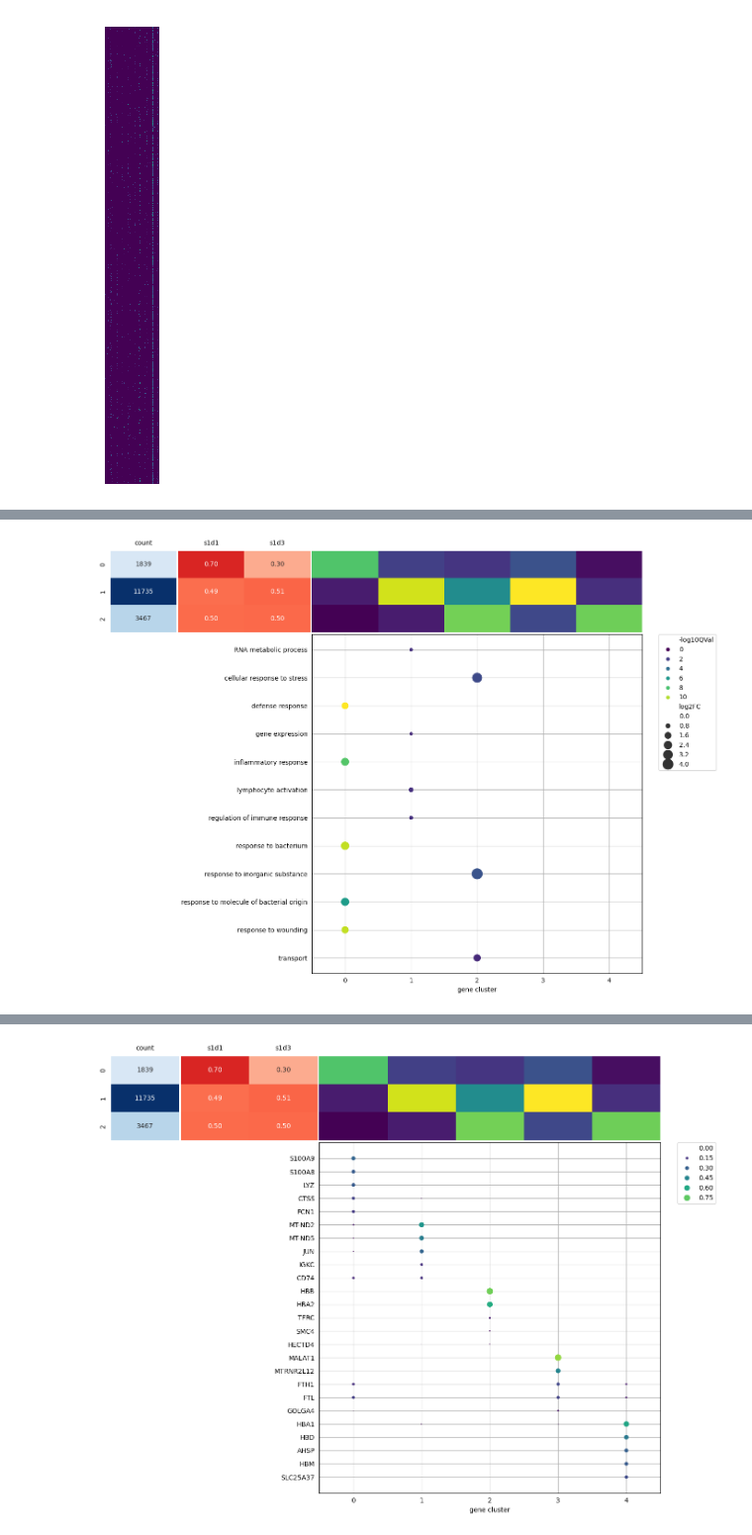
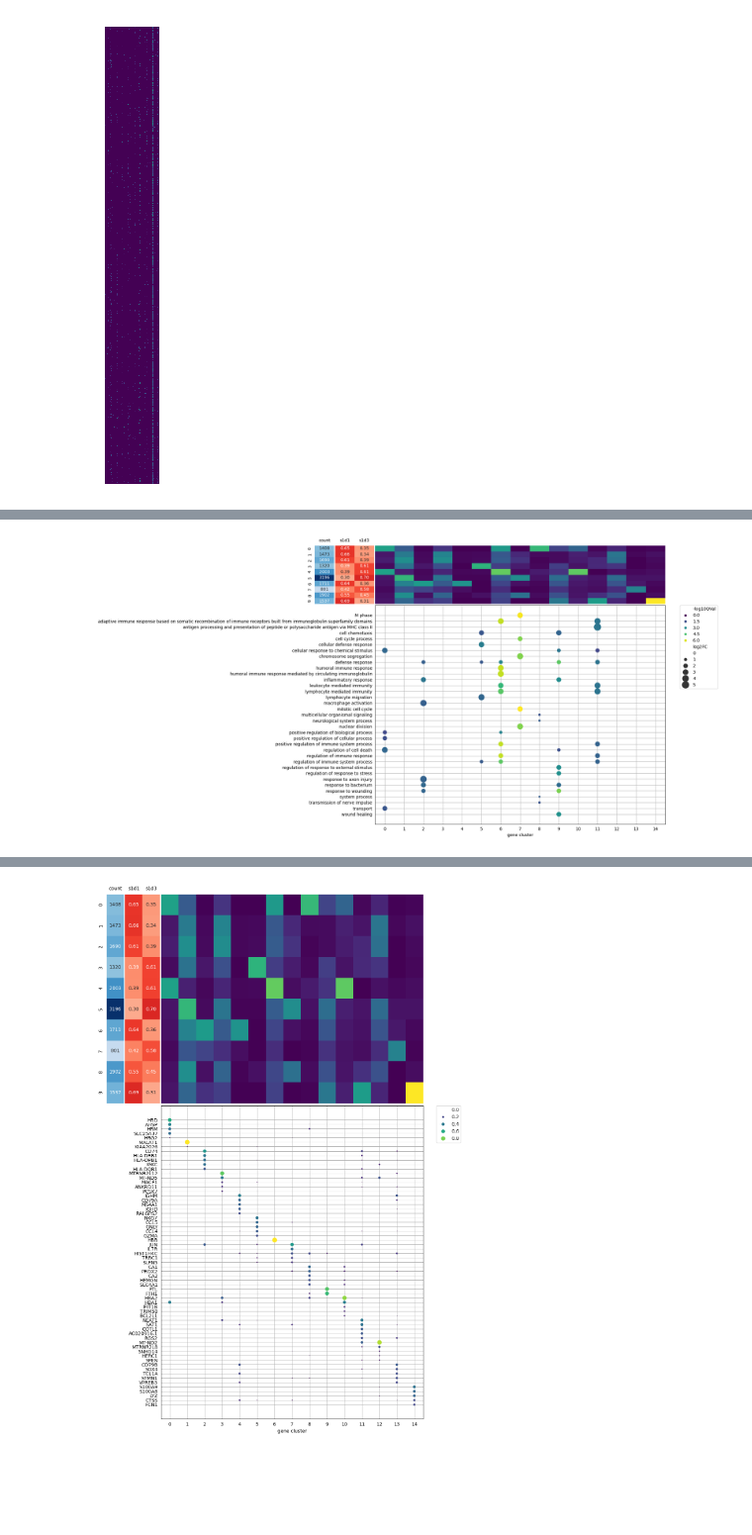
Before and after one commit to Roy-lab/SCOTCH, a Jupyter notebook: Examples/Example.ipynb, the cells around one changed output, grey strips where cells are left out. Shown at 99% size. Cells and saved outputs as stored; diff of their text form; code cells hidden in the pictures; blank space fills up the shorter version.

```diff
--- a/Examples/Example.ipynb
+++ b/Examples/Example.ipynb
@@ -93,5 +96,14 @@ ax.set_axis_off()
 # %%
-scotch = SCOTCH.SCOTCH(k1=3, k2=5, max_l_u=0.15, max_l_v=0.15, term_tol=1e-5, var_lambda=False, device="cpu",
-                       init_style="random", verbose=True)
-scotch.add_data_from_adata(adata_high_var)
-scotch.send_to_gpu()
+l_values = np.arange(0, 0.45, 0.05)
+
+for l_u in l_values:
+        l_v = l_u
+        print(f"Running SCOTCH with max_l_u={l_u:.2f} and max_l_v={l_v:.2f}")
+        scotch = SCOTCH.SCOTCH(k1=10, k2=15, max_l_u=l_u, max_l_v=l_v, term_tol=1e-5, var_lambda=False,
+                               device="cuda:0", init_style="random", verbose=False)
+        scotch.add_data_from_adata(adata_high_var)
+        scotch.send_to_gpu()
+        scotch.fit()
+        scotch.send_to_cpu()
+        scotch.assign_cluster()
+        adata_high_var = scotch.add_scotch_embeddings_to_adata(adata_high_var, f"lU_{l_u:.2f}_lV_{l_v:.2f}") ## adds the data to adata object,
@@ -118,7 +120,3 @@ Iter: 100       Iter Time: 1.701        Total Time: 138.004     Objective: 1.701
-# %%
-scotch.send_to_cpu()
-scotch.assign_cluster()
-adata_high_var = scotch.add_scotch_embeddings_to_adata(adata_high_var, "lU_lV_0.1")
 # %%
 adata_high_var
 # %% [output]
@@ -211,5 +236,5 @@ Gene Cluster 4: Index(['HBA1', 'HBD', 'AHSP', 'HBM', 'SLC25A37'], dtype='object'
 # %%
-scotch.run_enrich_analyzer(adata_high_var, 'lU_lV_0.1_gene_clusters',
+scotch.run_enrich_analyzer(adata_high_var, 'lU_0.10_lV_0.10_gene_clusters',
                            go_regnet_file='test/geneontology_cnames_lev_3_4_regnet.txt')
 # %% [output]
 Read in 3080 terms for  14451 genes
@@ -232,15 +257,20 @@ Pval 0.109661 Corr 0.109661
 # %%
 fig = scotch.combined_enrichment_visualization(adata_high_var, enrich_object_id='GO_enrichment',
-                                               var1='lU_lV_0.1_cell_clusters', var2='sample',
-                                               S_matrix_id='lU_lV_0.1_S_matrix')
+                                               var1 = prefix + '_cell_clusters',
+                                               var2='sample',
+                                               S_matrix_id = prefix + '_S_matrix')
 fig.subplots_adjust(hspace=0.01, wspace=0.01)
 # %% [output]
-[figure, old version]
+[figure, new version]
 # %%
 fig = scotch.combined_embedding_visualization(adata_high_var,
-                                              gene_cluster_id ='lU_lV_0.1_gene_clusters',
-                                              gene_embedding_id='lU_lV_0.1_gene_embedding',
-                                              var1='lU_lV_0.1_cell_clusters', var2='sample',
-                                              S_matrix_id='lU_lV_0.1_S_matrix')
+                                         gene_cluster_id = prefix + '_gene_clusters',
+                                         gene_embedding_id=prefix + '_gene_embedding',
+                                         top_k=2, max_point_size=100,
+                                         palette='viridis',
+                                         var1=prefix + '_cell_clusters',
+                                         var2='sample',
+                                         S_matrix_id= prefix + "_S_matrix")
 fig.subplots_adjust(hspace=0.01, wspace=0.01)
+fig.set_size_inches(12, 20)
 # %% [output]
@@ -252 +280 @@ Gene Cluster 4: Index(['HBA1', 'HBD', 'AHSP', 'HBM', 'SLC25A37'], dtype='object'
-[figure, old version]
+[figure, new version]
```
Also changed, not shown: parts of 24 cells of this notebook, 1 other file.
